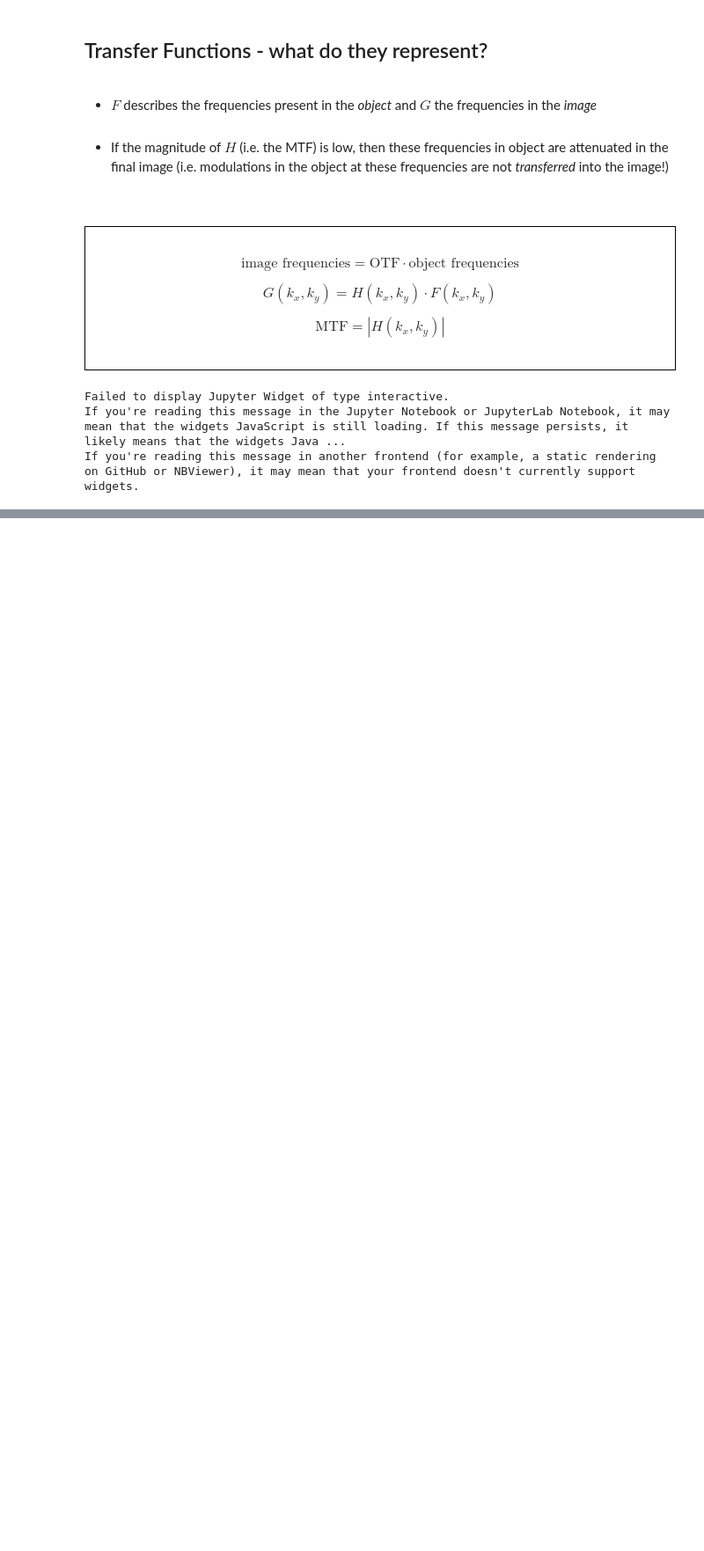
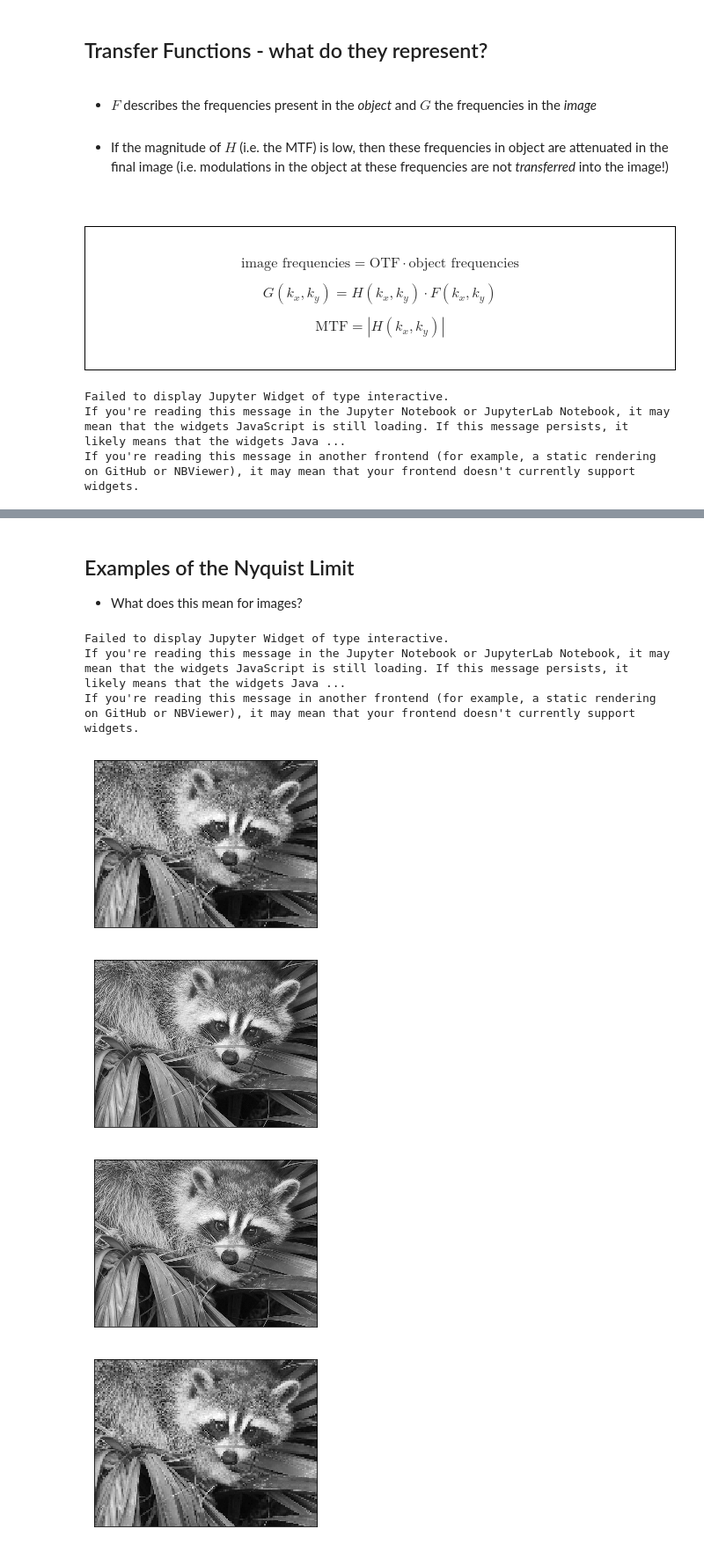
Before and after one commit to mdblackledge/theoryofimaging, a Jupyter notebook: Lecture_2/Lecture_2.ipynb, the cells around one changed output, grey strips where cells are left out. Shown at 88% size. Saved outputs shown, nothing was run; the diff lists cells and outputs as text; code cells hidden in the pictures; blank space fills up the shorter version.

```diff
--- a/Lecture_2/Lecture_2.ipynb
+++ b/Lecture_2/Lecture_2.ipynb
@@ -276,0 +498,26 @@ If you're reading this message in another frontend (for example, a static render
+# %% [markdown]
+## Examples of the Nyquist Limit
+ - What does this mean for images?
+# %%
+# Convert the red-channel of the 'face' to a floating point array (value 0 to 1):
+face_R = face[:, :, 0].astype('float32')/255
+
+sample_slider = IntSlider(min=1, max=20, step=1, value=1, continuous_update=False)
+
+# decorate the plot function with an environment from the UIs:
+@interact(sample_rate=sample_slider)
+def aliasing(sample_rate):
+
+    f = pl.figure(figsize = (10, 10))
+    ax = f.add_subplot(111)
+    ax.imshow(face_R[0::sample_rate, 0::sample_rate], cmap = 'gray', interpolation = 'None')
+    ax.set_xticks([]), ax.set_yticks([])
+    pl.show()
+# %% [output]
+Failed to display Jupyter Widget of type interactive.
+If you're reading this message in the Jupyter Notebook or JupyterLab Notebook, it may mean that the widgets JavaScript is still loading. If this message persists, it likely means that the widgets Java ...
+If you're reading this message in another frontend (for example, a static rendering on GitHub or NBViewer), it may mean that your frontend doesn't currently support widgets.
+[figure, added]
+[figure, added]
+[figure, added]
+[figure, added]
```
Also changed, not shown: parts of 13 cells of this notebook, 10 other files.
